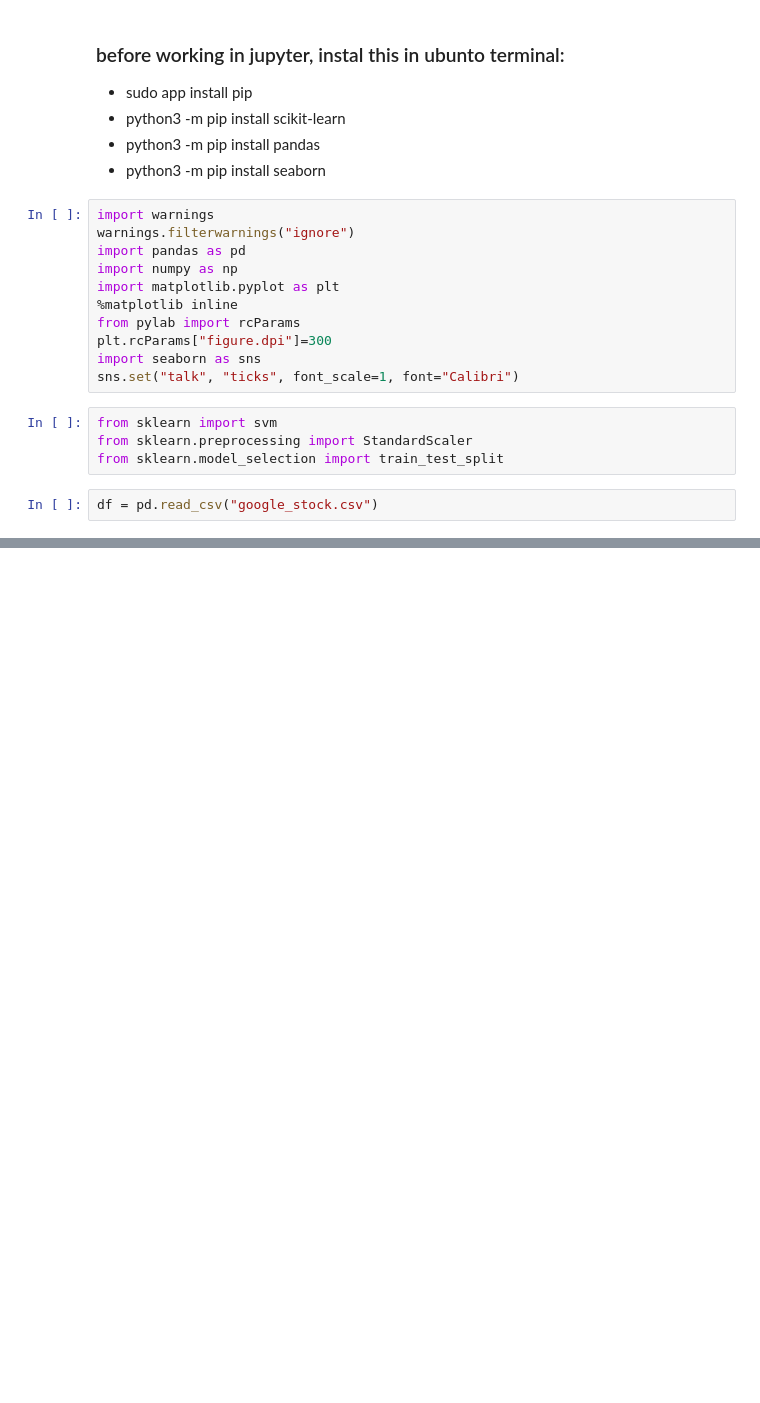
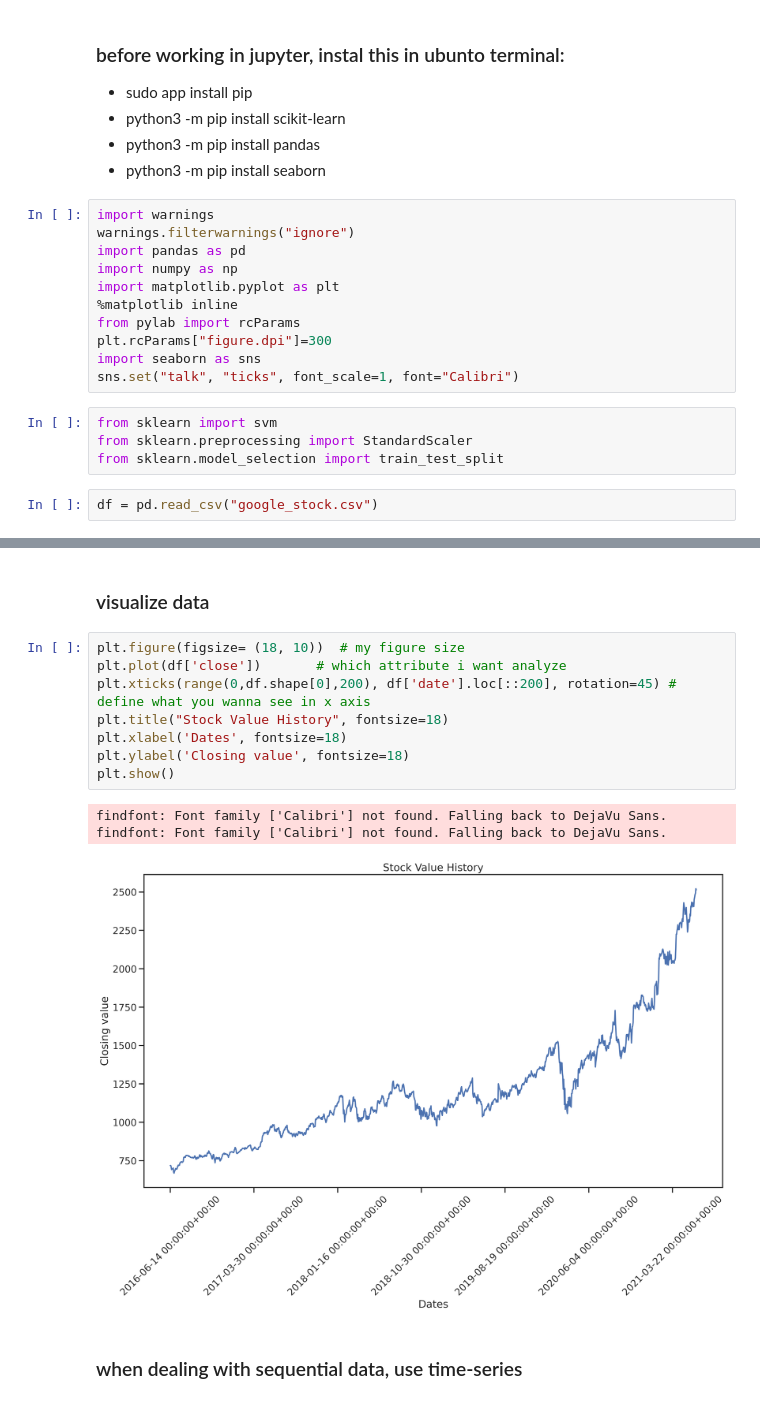
Before and after one commit to Graciele89/Integrated_CA, a Jupyter notebook: 2023346_Integrated_CA.ipynb, the cells around one changed output, grey strips where cells are left out. Cells and saved outputs as stored; diff of their text form; blank space fills up the shorter version.

Commit message:
Add files via upload
visualization

```diff
--- a/2023346_Integrated_CA.ipynb
+++ b/2023346_Integrated_CA.ipynb
@@ -32,0 +57,16 @@ df.head()
+# %% [markdown]
+### visualize data
+# %%
+plt.figure(figsize= (18, 10))  # my figure size
+plt.plot(df['close'])       # which attribute i want analyze
+plt.xticks(range(0,df.shape[0],200), df['date'].loc[::200], rotation=45) # define what you wanna see in x axis
+plt.title("Stock Value History", fontsize=18)
+plt.xlabel('Dates', fontsize=18)
+plt.ylabel('Closing value', fontsize=18)
+plt.show()
+# %% [output]
+findfont: Font family ['Calibri'] not found. Falling back to DejaVu Sans.
+findfont: Font family ['Calibri'] not found. Falling back to DejaVu Sans.
+[figure, added]
+# %% [markdown]
+### when dealing with sequential data, use time-series
```
Also changed, not shown: parts of 2 cells of this notebook.
